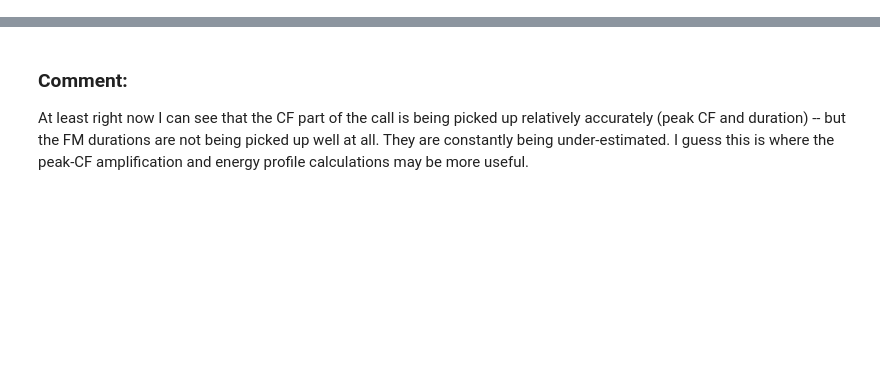
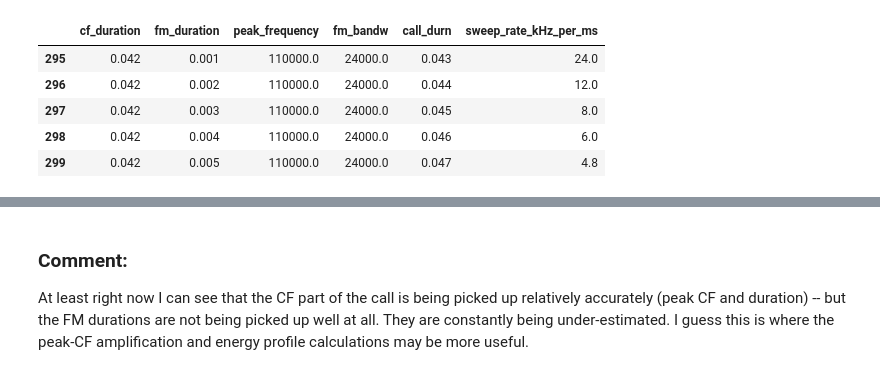
Before and after one commit to thejasvibr/itsfm, a Jupyter notebook: figuring_out/How accurate is measure_horseshoe_bat_calls.ipynb, the cells around one changed output, grey strips where cells are left out. Saved outputs shown, nothing was run; the diff lists cells and outputs as text; code cells hidden in the pictures; blank space fills up the shorter version.

```diff
--- a/figuring_out/How accurate is measure_horseshoe_bat_calls.ipynb
+++ b/figuring_out/How accurate is measure_horseshoe_bat_calls.ipynb
@@ -33,2 +37,11 @@ synthetic_calls.head()
+# %%
+synthetic_calls.tail()
+# %% [output]
+|  | cf_duration | fm_duration | peak_frequency | fm_bandw | call_durn | sweep_rate_kHz_per_ms |
+| 295 | 0.042 | 0.001 | 110000.0 | 24000.0 | 0.043 | 24.0 |
+| 296 | 0.042 | 0.002 | 110000.0 | 24000.0 | 0.044 | 12.0 |
+| 297 | 0.042 | 0.003 | 110000.0 | 24000.0 | 0.045 | 8.0 |
+| 298 | 0.042 | 0.004 | 110000.0 | 24000.0 | 0.046 | 6.0 |
+| 299 | 0.042 | 0.005 | 110000.0 | 24000.0 | 0.047 | 4.8 |
 # %%
 multiparameter_calls = {}
```
Also changed, not shown: parts of 24 cells of this notebook, 13 other files.
